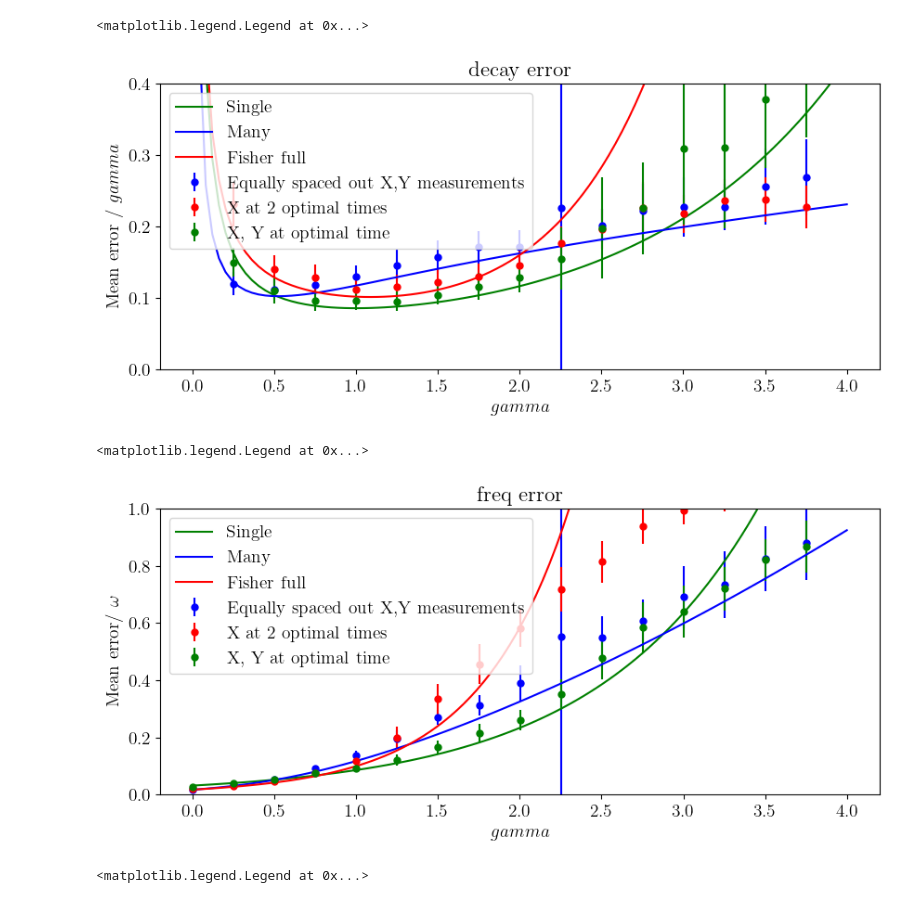
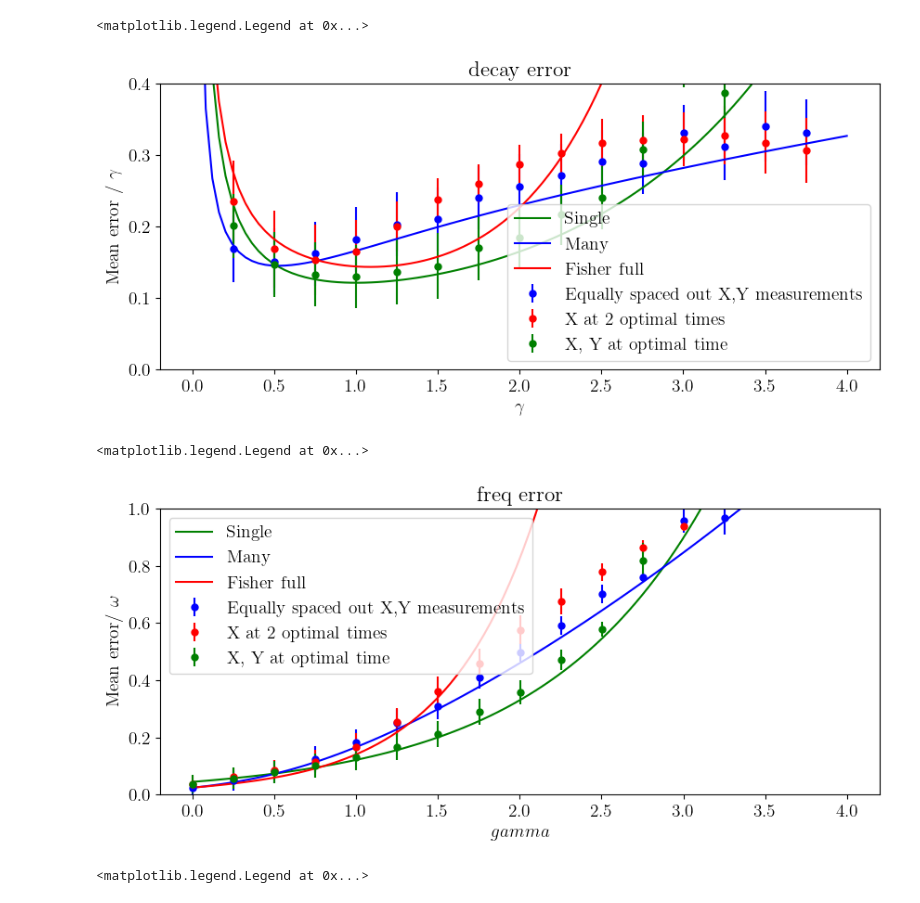
Before and after one commit to Davidkatom/Crosstalk, a Jupyter notebook: Paper/GraphForPaper.ipynb, the cells around one changed output. Drawn from its saved outputs; the diff is of its cells as text; code cells hidden in the pictures.

```diff
--- a/Paper/GraphForPaper.ipynb
+++ b/Paper/GraphForPaper.ipynb
@@ -108,9 +108,10 @@ def rao_bound_gausian(T, w, a, sigma):
 # %%
 import numpy as np
 import pandas as pd
-
+import os
+user_home = os.path.expanduser("~")
 # Load the Excel file
-loaded_df = pd.read_excel(r'C:\Users\david\OneDrive - Bar-Ilan University - Students\Data\Crosstalk\graphs_for_paper\stability-Decay_a.xlsx')
+loaded_df = pd.read_excel(user_home + r'\OneDrive - Bar-Ilan University - Students\Data\Crosstalk\graphs_for_paper\stability-Decay_a.xlsx')
 
 # Assign the columns to variables
 shots = loaded_df["shots"].values
@@ -158,9 +159,9 @@ t = 1
 t_fisher = [0.4439410861020235, 1.784695781691183]
 T_many = np.linspace(0, t_max, samples)
 
-sigma_single = 1 / np.sqrt(N)
-sigma_many = 1 / np.sqrt(N / (samples))
-sigma_fisher = 1 / np.sqrt(N)
+sigma_single = 1 / np.sqrt(N/2)
+sigma_many = 1 / np.sqrt(N / (2*samples))
+sigma_fisher = 1 / np.sqrt(N/2)
 Gamma = np.linspace(0, 4, 100)
 
 error_single = []
@@ -170,43 +171,43 @@ error_fisher_full = []
 for g in Gamma:
     g =g
     error_single.append(rao_bound_complex([t], g, sigma_single/g))
     error_many.append(rao_bound_complex(T_many, g, sigma_many)/g)
     error_fisher.append(rao_bound_gausian(t_fisher, 1, g, sigma_fisher)[0]/g)
-    error_fisher_full.append(rao_bound(t_fisher, 1, g, [N, N])[0]/g)
+    error_fisher_full.append(rao_bound(t_fisher, 1, g, [N/2, N/2])[0]/g)
 
 plt.plot(Gamma, error_single, label='Single', color='green')
 plt.plot(Gamma, error_many, label='Many', color='blue')
 # plt.plot(Gamma, error_fisher, label='Fisher', color = 'orange')
 plt.plot(Gamma, error_fisher_full, label='Fisher full', color = 'red')
 # plt.plot(T, ratio, label='Ratio single/many')
 # plt.plot(T, np.ones(samples), label='1')
 # plt.ylim([0,0.2])
 
 
 ###
 
 # plt.title(f'Shots={Decay} ')
 plt.title('decay error')
 
-plt.xlabel('$gamma$')
-plt.ylabel('Mean error / $gamma$')
+plt.xlabel('$\gamma$')
+plt.ylabel('Mean error / $\gamma$')
 plt.grid()
 # plt.yscale('log')
 # plt.xscale('log')
 # plt.xlim([0, 2.52])
 plt.ylim([0,0.4])
 plt.grid()
 
 plt.legend()
 # %% [output]
 <matplotlib.legend.Legend at 0x...>
-[figure, old version]
+[figure, new version]
 # %%
 import numpy as np
 import pandas as pd
 
 # Load the Excel file
-loaded_df = pd.read_excel(r'C:\Users\david\OneDrive - Bar-Ilan University - Students\Data\Crosstalk\graphs_for_paper\stability-Decay_w.xlsx')
+loaded_df = pd.read_excel(user_home + r'\OneDrive - Bar-Ilan University - Students\Data\Crosstalk\graphs_for_paper\stability-Decay_w.xlsx')
 
 # Assign the columns to variables
 shots = loaded_df["shots"].values
@@ -247,7 +248,7 @@ plt.errorbar(Decay,  np.array(errors_local_median), yerr= np.array(errors_local_
 
 ###
 
-N = 1000
+N = 1000/2
 t_max = np.pi
 samples = 20
 t = 1
@@ -292,7 +293,7 @@ plt.grid()
 plt.legend()
 # %% [output]
 <matplotlib.legend.Legend at 0x...>
-[figure, old version]
+[figure, new version]
 # %%
 import numpy as np
 import pandas as pd
```
Also changed, not shown: 2 other files.
